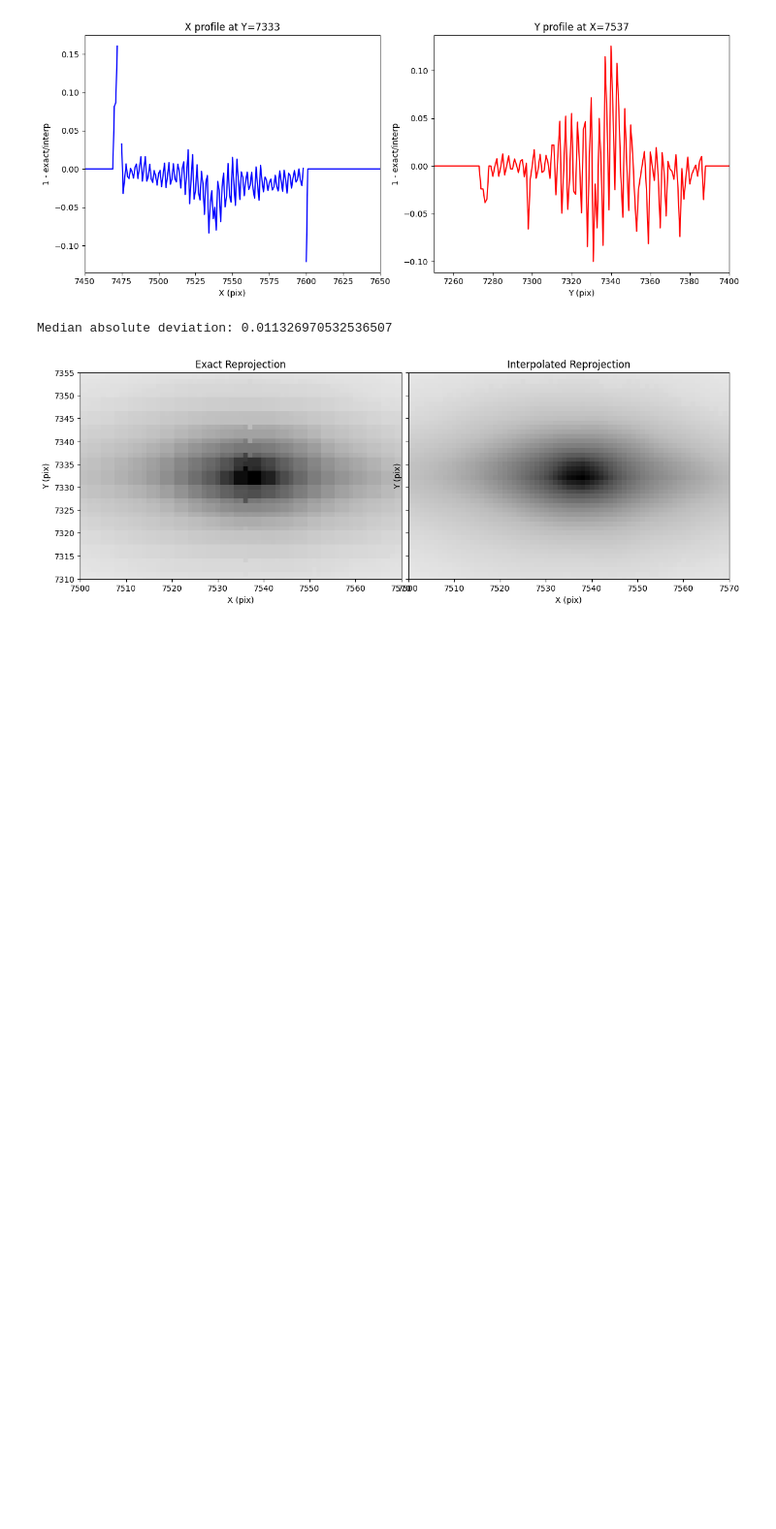
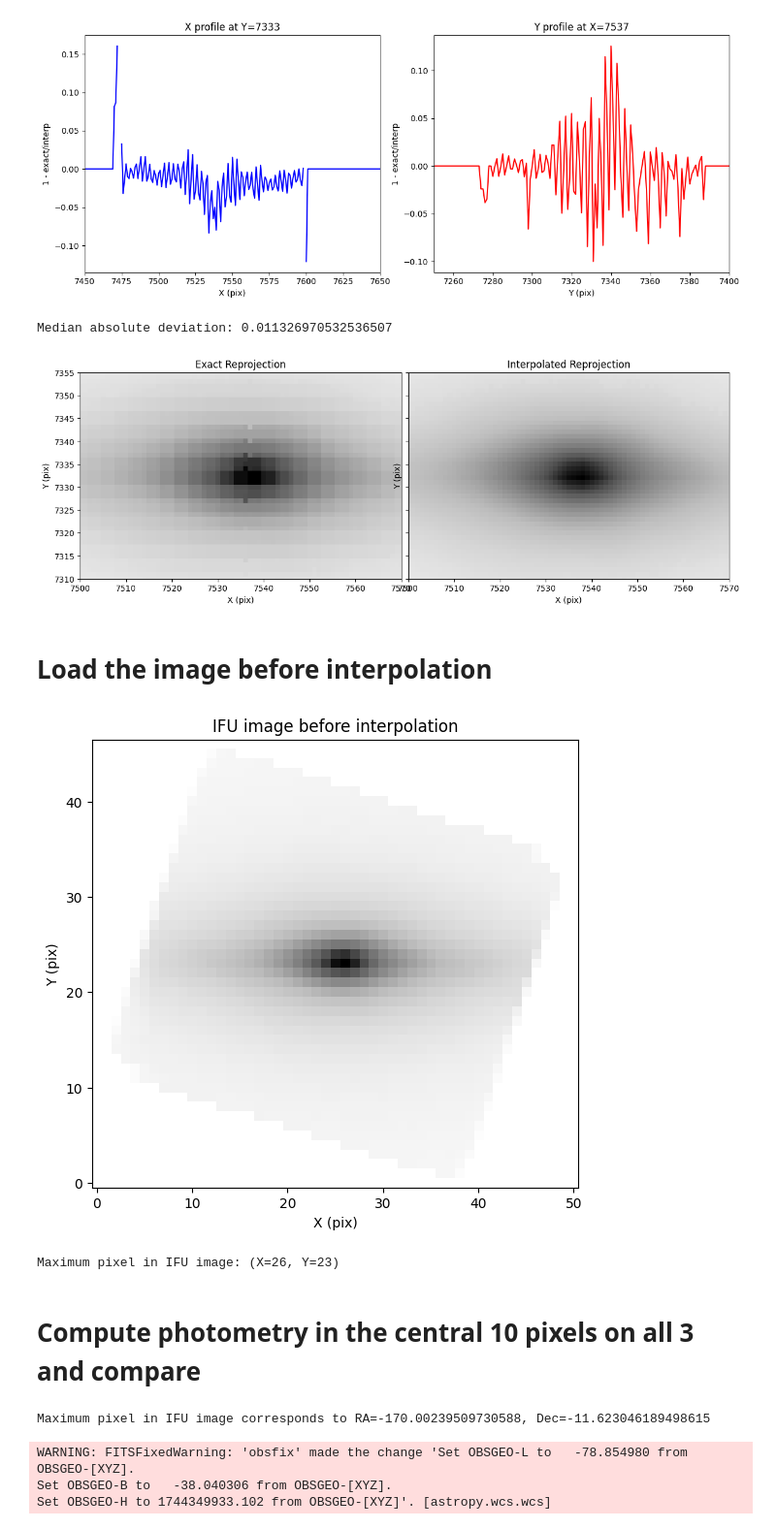
Before and after one commit to mncavieres/Sombrero_REVEAL, a Jupyter notebook: Notebooks/check_exact_vs_interp.ipynb, the cells around one changed output. Shown at 97% size. Cells and saved outputs as stored; diff of their text form; code cells hidden in the pictures; blank space fills up the shorter version.

```diff
--- a/Notebooks/check_exact_vs_interp.ipynb
+++ b/Notebooks/check_exact_vs_interp.ipynb
@@ -106,3 +106,42 @@ ax[1].set_ylim(*zoom_region_y)
 plt.show()
 # %% [output]
 [figure]
+# %% [markdown]
+# Load the image before interpolation
+# %%
+# now the same on the IFU image before interpolation
+ifu_f200 = fits.open('/Users/mncavieres/Documents/2026-1/Sombrero_REVEAL/Data/IFU/photometry/f200_from_ifu_3.fits')
+# plot the IFU image
+fig, ax = plt.subplots(figsize=(8, 6))
+im = ax.imshow(
+    ifu_f200[1].data,
+    origin="lower",
+    vmin=np.nanmin(ifu_f200[1].data),
+    vmax=np.nanmax(ifu_f200[1].data),
+    cmap = 'Greys'
+)
+ax.set_title("IFU image before interpolation")
+ax.set_xlabel("X (pix)")
+ax.set_ylabel("Y (pix)")
+plt.show()
+# %% [output]
+[figure, added]
+# %%
+# find the maximum pixel in the ifu image for the photometry
+max_y, max_x = np.unravel_index(np.nanargmax(ifu_f200[1].data), ifu_f200[1].data.shape)
+print(f"Maximum pixel in IFU image: (X={max_x}, Y={max_y})")
+# %% [output]
+Maximum pixel in IFU image: (X=26, Y=23)
+# %% [markdown]
+# Compute photometry in the central 10 pixels on all 3 and compare
+# %%
+# convert the XY coordinates of the center to celestial coordinates using the WCS of the IFU image
+from astropy.wcs import WCS
+wcs = WCS(ifu_f200[1].header)
+ra, dec = wcs.wcs_pix2world(max_x, max_y, 0)
+print(f"Maximum pixel in IFU image corresponds to RA={ra}, Dec={dec}")
+# %% [output]
+Maximum pixel in IFU image corresponds to RA=-170.00239509730588, Dec=-11.623046189498615
+WARNING: FITSFixedWarning: 'obsfix' made the change 'Set OBSGEO-L to   -78.854980 from OBSGEO-[XYZ].
+Set OBSGEO-B to   -38.040306 from OBSGEO-[XYZ].
+Set OBSGEO-H to 1744349933.102 from OBSGEO-[XYZ]'. [astropy.wcs.wcs]
```
Also changed, not shown: parts of 9 cells of this notebook, 22 other files.
